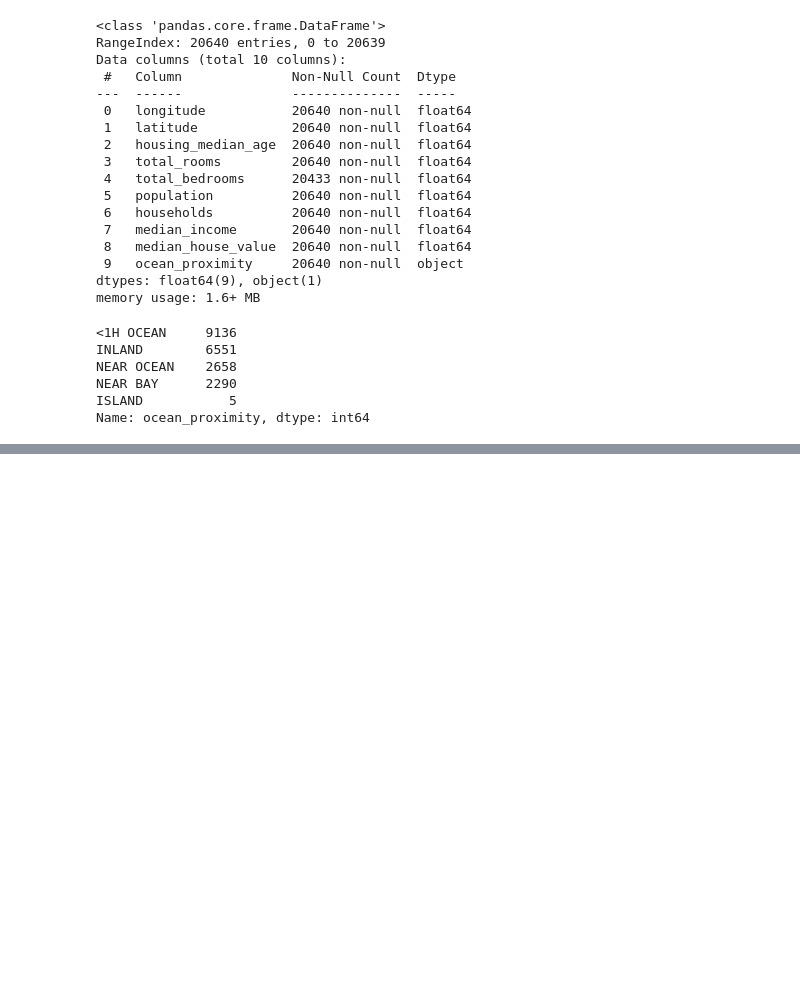
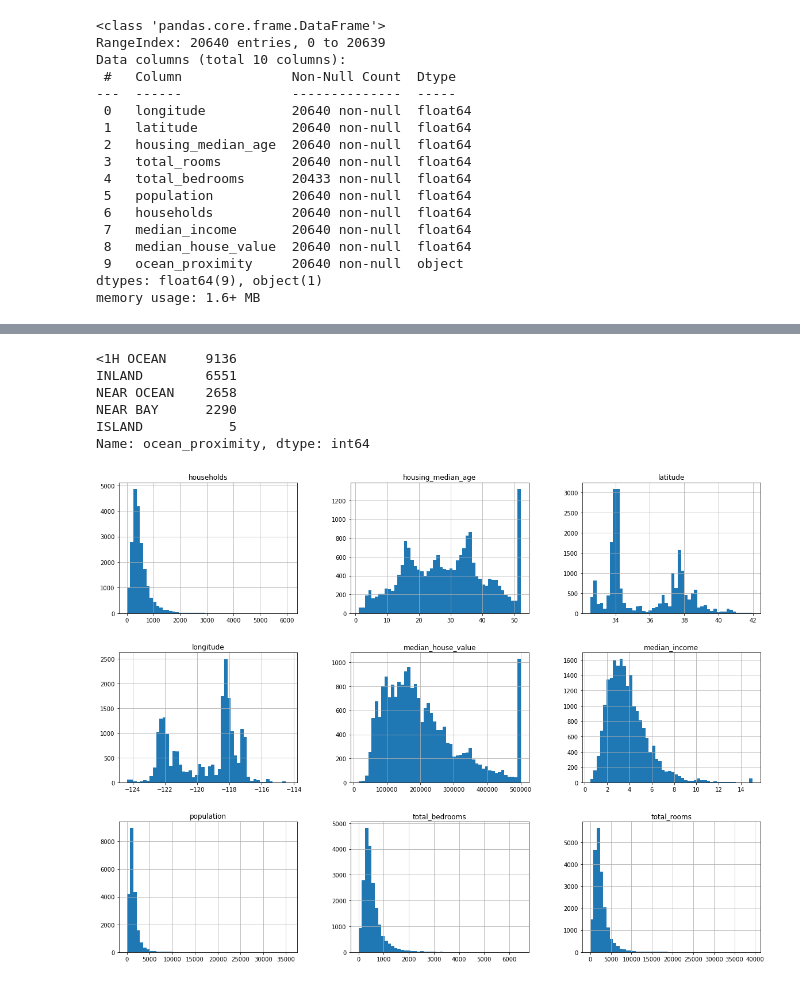
Before and after one commit to drnesr/Machine_Learning, a Jupyter notebook: Projects/Housing/Code/Housing.ipynb, the cells around one changed output, grey strips where cells are left out. Saved outputs shown, nothing was run; the diff lists cells and outputs as text; code cells hidden in the pictures; blank space fills up the shorter version.

Commit message:
Drawing a Histogram

```diff
--- a/Projects/Housing/Code/Housing.ipynb
+++ b/Projects/Housing/Code/Housing.ipynb
@@ -36,15 +36,6 @@ Data columns (total 10 columns):
  9   ocean_proximity     20640 non-null  object
 dtypes: float64(9), object(1)
 memory usage: 1.6+ MB
-# %%
-housing.ocean_proximity.value_counts()
-# %% [output]
-<1H OCEAN     9136
-INLAND        6551
-NEAR OCEAN    2658
-NEAR BAY      2290
-ISLAND           5
-Name: ocean_proximity, dtype: int64
 # %%
 housing.describe().T
 # %% [output]
@@ -72,3 +63,17 @@ housing.describe(include='all').T
 | median_income | 20640 | NaN | NaN | NaN | 3.87067 | 1.89982 | 0.4999 | 2.5634 | 3.5348 | 4.74325 | 15.0001 |
 | median_house_value | 20640 | NaN | NaN | NaN | 206856 | 115396 | 14999 | 119600 | 179700 | 264725 | 500001 |
 | ocean_proximity | 20640 | 5 | <1H OCEAN | 9136 | NaN | NaN | NaN | NaN | NaN | NaN | NaN |
+# %%
+housing.ocean_proximity.value_counts()
+# %% [output]
+<1H OCEAN     9136
+INLAND        6551
+NEAR OCEAN    2658
+NEAR BAY      2290
+ISLAND           5
+Name: ocean_proximity, dtype: int64
+# %%
+housing.hist(bins=50, figsize=(20,15))
+plt.show()
+# %% [output]
+[figure, added]
```
